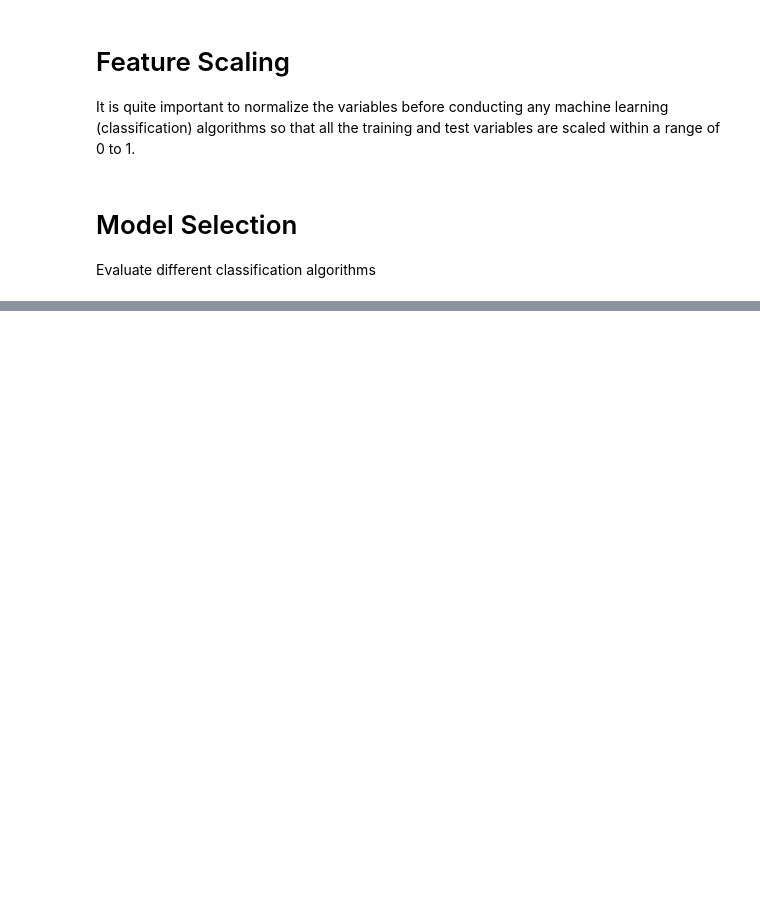
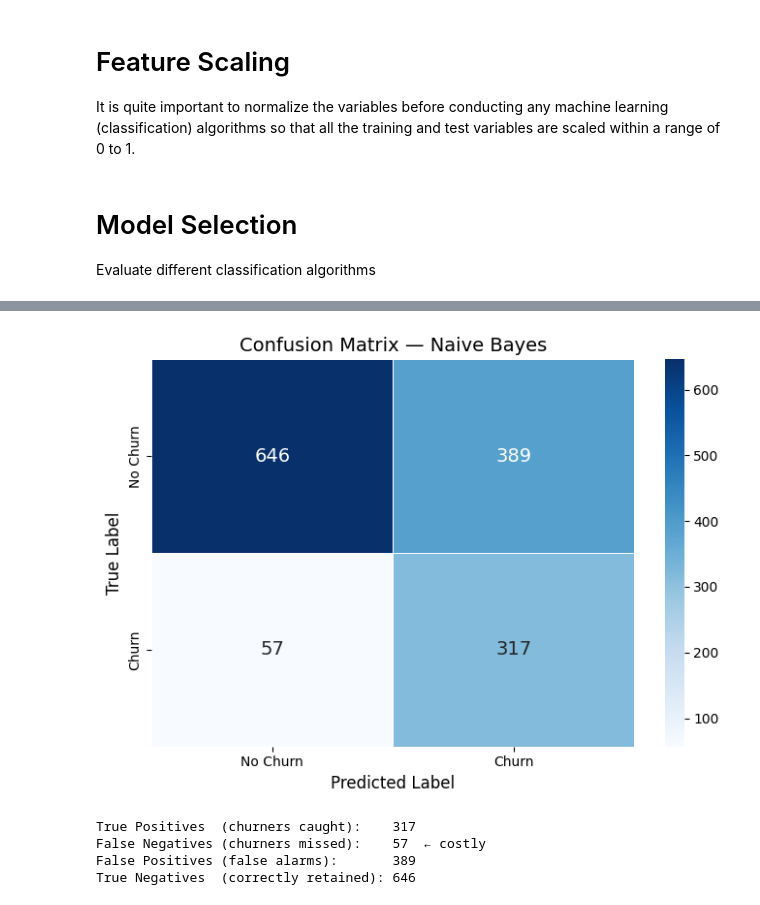
Before and after one commit to pavankalyanperla/Telecom-churn-prediction, a Jupyter notebook: notebooks/Telecom Customer Churn Prediction Final.ipynb, the cells around one changed output, grey strips where cells are left out. Saved outputs shown, nothing was run; the diff lists cells and outputs as text; code cells hidden in the pictures; blank space fills up the shorter version.

```diff
--- a/notebooks/Telecom Customer Churn Prediction Final.ipynb
+++ b/notebooks/Telecom Customer Churn Prediction Final.ipynb
@@ -838,15 +741,0 @@ print (results)
-# %%
-# Train and predict
-nb_model = GaussianNB()
-nb_model.fit(X_train, y_train)
-y_pred_nb = nb_model.predict(X_test)
-
-acc_nb = accuracy_score(y_test, y_pred_nb)
-prec_nb = precision_score(y_test, y_pred_nb)
-rec_nb = recall_score(y_test, y_pred_nb)
-f1_nb = f1_score(y_test, y_pred_nb)
-f2_nb = fbeta_score(y_test, y_pred_nb, beta=2.0)
-
-nb_results = pd.DataFrame(
-    [['Naive Bayes', acc_nb, prec_nb, rec_nb, f1_nb, f2_nb]],
-    columns=['Model', 'Accuracy', 'Precision', 'Recall', 'F1 Score', 'F2 Score'])
@@ -900,0 +839,5 @@ print(final_results)
+# %%
+results_df = pd.DataFrame(all_results)
+results_df = results_df.sort_values("F2 Score", ascending=False).reset_index(drop=True)
+print("Models ranked by F2 Score (recall-weighted):\n")
+print(results_df.to_string(index=False))
@@ -900,0 +889,30 @@ print(final_results)
+# %%
+from sklearn.metrics import confusion_matrix
+
+best_model_name = results_df.iloc[0]["Model"]
+_, _, y_pred_best = fitted_models[best_model_name]
+
+cm = confusion_matrix(y_test, y_pred_best)
+cm_labels = ["No Churn", "Churn"]
+
+fig, ax = plt.subplots(figsize=(7, 5))
+sn.heatmap(cm, annot=True, fmt="d", cmap="Blues",
+           xticklabels=cm_labels, yticklabels=cm_labels,
+           linewidths=0.5, ax=ax, annot_kws={"size": 14})
+ax.set_xlabel("Predicted Label", fontsize=12)
+ax.set_ylabel("True Label", fontsize=12)
+ax.set_title(f"Confusion Matrix — {best_model_name}", fontsize=14)
+plt.tight_layout()
+plt.show()
+
+tn, fp, fn, tp = cm.ravel()
+print(f"True Positives  (churners caught):    {tp}")
+print(f"False Negatives (churners missed):    {fn}  ← costly")
+print(f"False Positives (false alarms):       {fp}")
+print(f"True Negatives  (correctly retained): {tn}")
+# %% [output]
+[figure, added]
+True Positives  (churners caught):    317
+False Negatives (churners missed):    57  ← costly
+False Positives (false alarms):       389
+True Negatives  (correctly retained): 646
```
Also changed, not shown: parts of 25 cells of this notebook.
